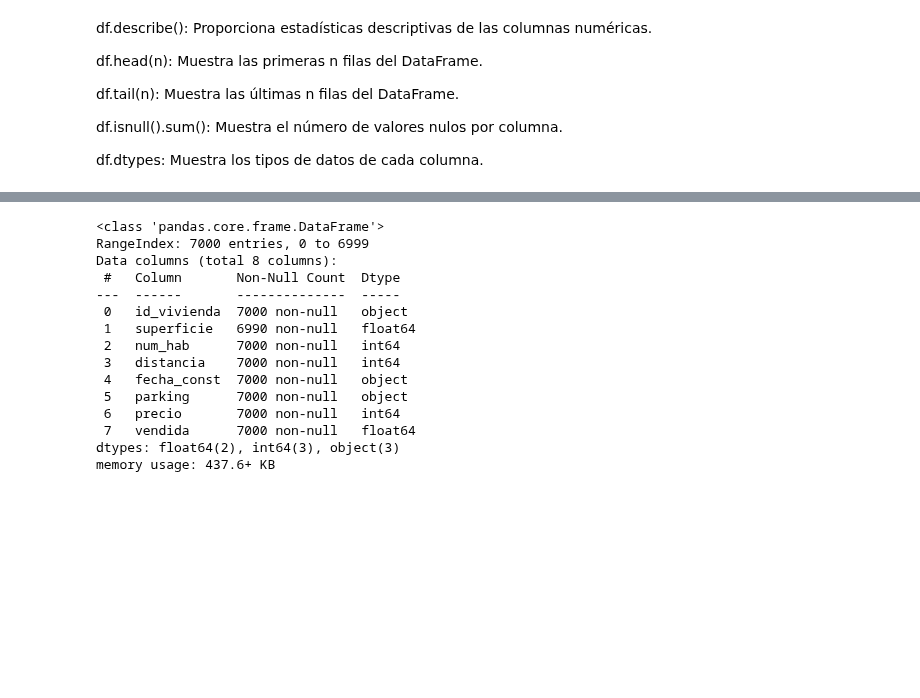
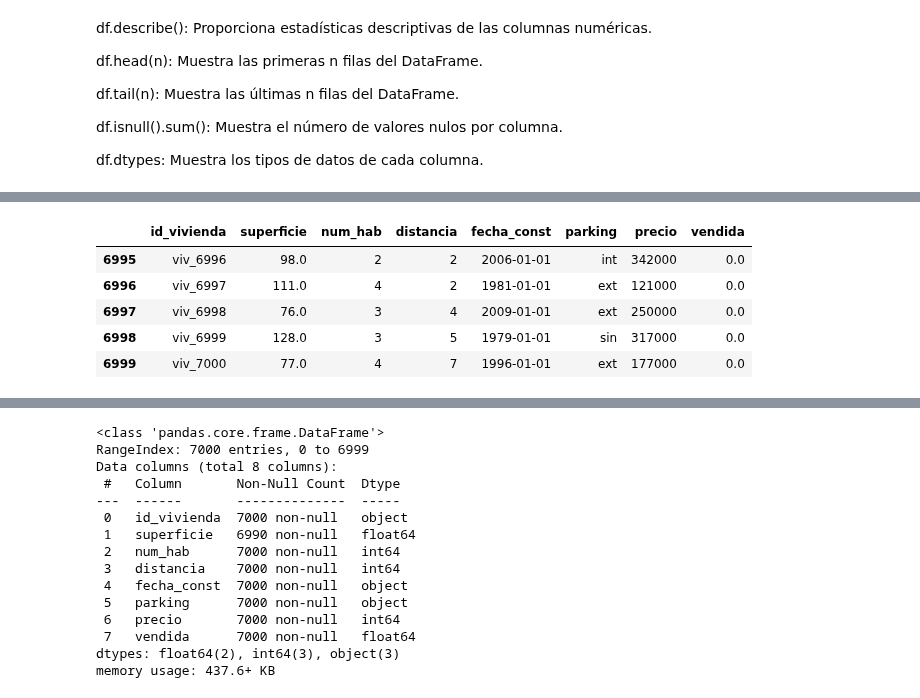
Before and after one commit to KARENCMP82/Python, a Jupyter notebook: ViviendaBasicoMio.ipynb, the cells around one changed output, grey strips where cells are left out. Drawn from its saved outputs; the diff is of its cells as text; code cells hidden in the pictures; blank space fills up the shorter version.

```diff
--- a/ViviendaBasicoMio.ipynb
+++ b/ViviendaBasicoMio.ipynb
@@ -70,0 +85,10 @@ df.dtypes: Muestra los tipos de datos de cada columna.
+# %%
+Viviendas.tail()
+#Muestra las últimas n filas del DataFrame
+# %% [output]
+|  | id_vivienda | superficie | num_hab | distancia | fecha_const | parking | precio | vendida |
+| 6995 | viv_6996 | 98.0 | 2 | 2 | 2006-01-01 | int | 342000 | 0.0 |
+| 6996 | viv_6997 | 111.0 | 4 | 2 | 1981-01-01 | ext | 121000 | 0.0 |
+| 6997 | viv_6998 | 76.0 | 3 | 4 | 2009-01-01 | ext | 250000 | 0.0 |
+| 6998 | viv_6999 | 128.0 | 3 | 5 | 1979-01-01 | sin | 317000 | 0.0 |
+| 6999 | viv_7000 | 77.0 | 4 | 7 | 1996-01-01 | ext | 177000 | 0.0 |
```
Also changed, not shown: parts of 7 cells of this notebook.
